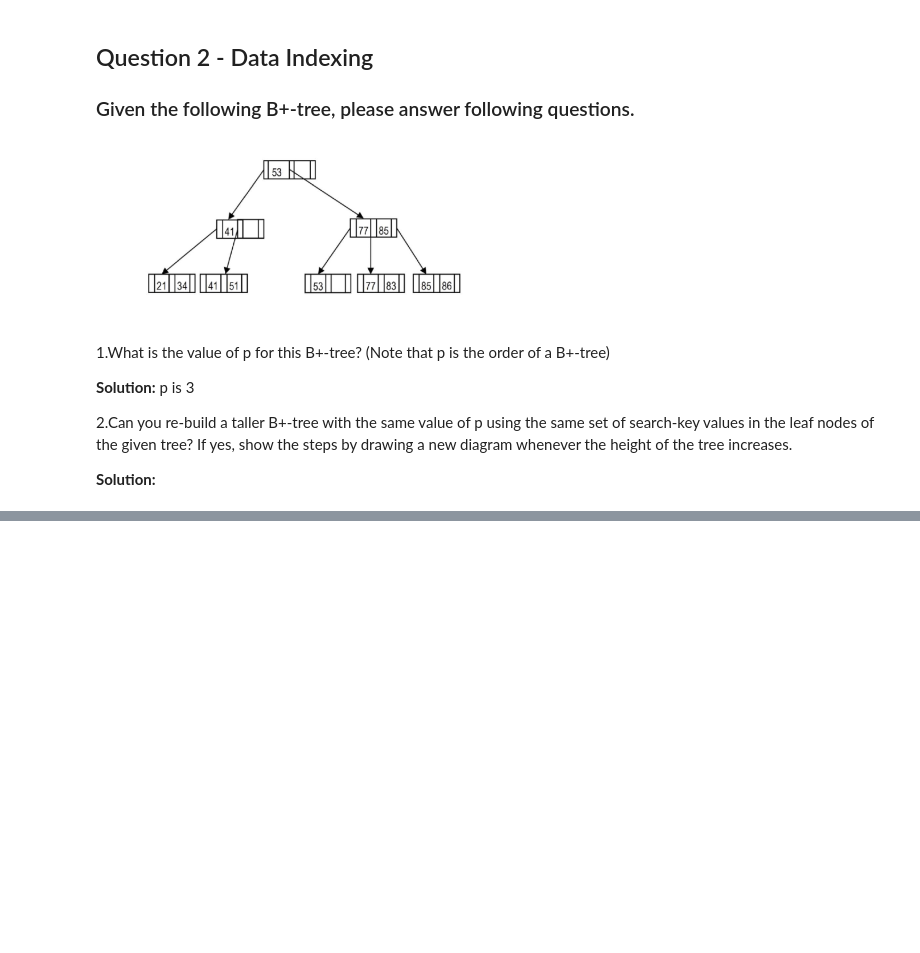
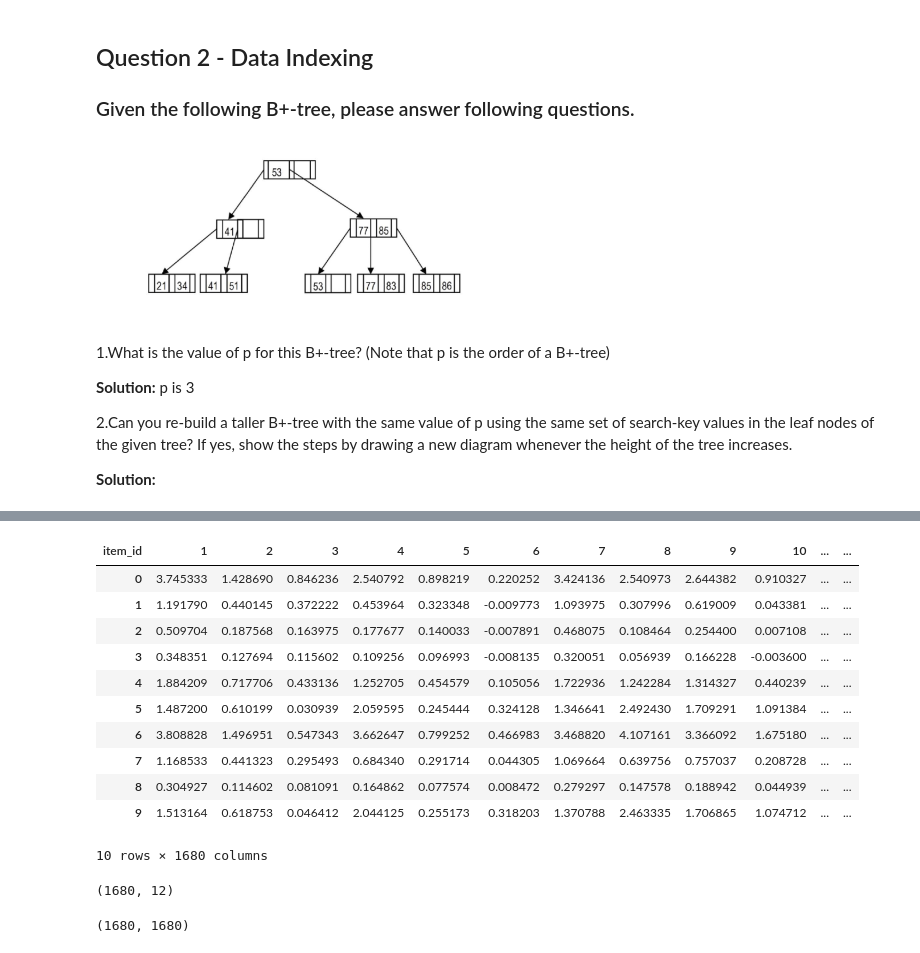
Before and after one commit to aciafall/assignment2_dataengineer, a Jupyter notebook: HW2_Sol.ipynb, the cells around one changed output, grey strips where cells are left out. Cells and saved outputs as stored; diff of their text form; code cells hidden in the pictures; blank space fills up the shorter version.

```diff
--- a/HW2_Sol.ipynb
+++ b/HW2_Sol.ipynb
@@ -23,0 +101,39 @@ p is 3
+# %%
+from sklearn.metrics import mean_squared_error
+from math import sqrt
+from scipy.sparse.linalg import svds
+U, sigma, Vt = svds(movie_user_rating_pivot.values, k=2)
+sigma = np.diag(sigma)
+predicted_ratings = np.dot(np.dot(U, sigma), Vt)
+predicted_ratings = pd.DataFrame(predicted_ratings, columns=movie_user_rating_pivot.columns)
+
+predicted_ratings.head(10)
+# %% [output]
+| item_id | 1 | 2 | 3 | 4 | 5 | 6 | 7 | 8 | 9 | 10 | ... | ... |
+| 0 | 3.745333 | 1.428690 | 0.846236 | 2.540792 | 0.898219 | 0.220252 | 3.424136 | 2.540973 | 2.644382 | 0.910327 | ... | ... |
+| 1 | 1.191790 | 0.440145 | 0.372222 | 0.453964 | 0.323348 | -0.009773 | 1.093975 | 0.307996 | 0.619009 | 0.043381 | ... | ... |
+| 2 | 0.509704 | 0.187568 | 0.163975 | 0.177677 | 0.140033 | -0.007891 | 0.468075 | 0.108464 | 0.254400 | 0.007108 | ... | ... |
+| 3 | 0.348351 | 0.127694 | 0.115602 | 0.109256 | 0.096993 | -0.008135 | 0.320051 | 0.056939 | 0.166228 | -0.003600 | ... | ... |
+| 4 | 1.884209 | 0.717706 | 0.433136 | 1.252705 | 0.454579 | 0.105056 | 1.722936 | 1.242284 | 1.314327 | 0.440239 | ... | ... |
+| 5 | 1.487200 | 0.610199 | 0.030939 | 2.059595 | 0.245444 | 0.324128 | 1.346641 | 2.492430 | 1.709291 | 1.091384 | ... | ... |
+| 6 | 3.808828 | 1.496951 | 0.547343 | 3.662647 | 0.799252 | 0.466983 | 3.468820 | 4.107161 | 3.366092 | 1.675180 | ... | ... |
+| 7 | 1.168533 | 0.441323 | 0.295493 | 0.684340 | 0.291714 | 0.044305 | 1.069664 | 0.639756 | 0.757037 | 0.208728 | ... | ... |
+| 8 | 0.304927 | 0.114602 | 0.081091 | 0.164862 | 0.077574 | 0.008472 | 0.279297 | 0.147578 | 0.188942 | 0.044939 | ... | ... |
+| 9 | 1.513164 | 0.618753 | 0.046412 | 2.044125 | 0.255173 | 0.318203 | 1.370788 | 2.463335 | 1.706865 | 1.074712 | ... | ... |
+10 rows × 1680 columns
+# %%
+import sklearn
+from sklearn.decomposition import TruncatedSVD
+
+SVD = TruncatedSVD(n_components=12, random_state=17)
+matrix = SVD.fit_transform(X)
+matrix.shape
+# %% [output]
+(1680, 12)
+# %%
+import warnings
+warnings.filterwarnings("ignore",category =RuntimeWarning)
+corr = np.corrcoef(matrix)
+corr.shape
+# %% [output]
+(1680, 1680)
```
Also changed, not shown: parts of 7 cells of this notebook, 23 other files.
